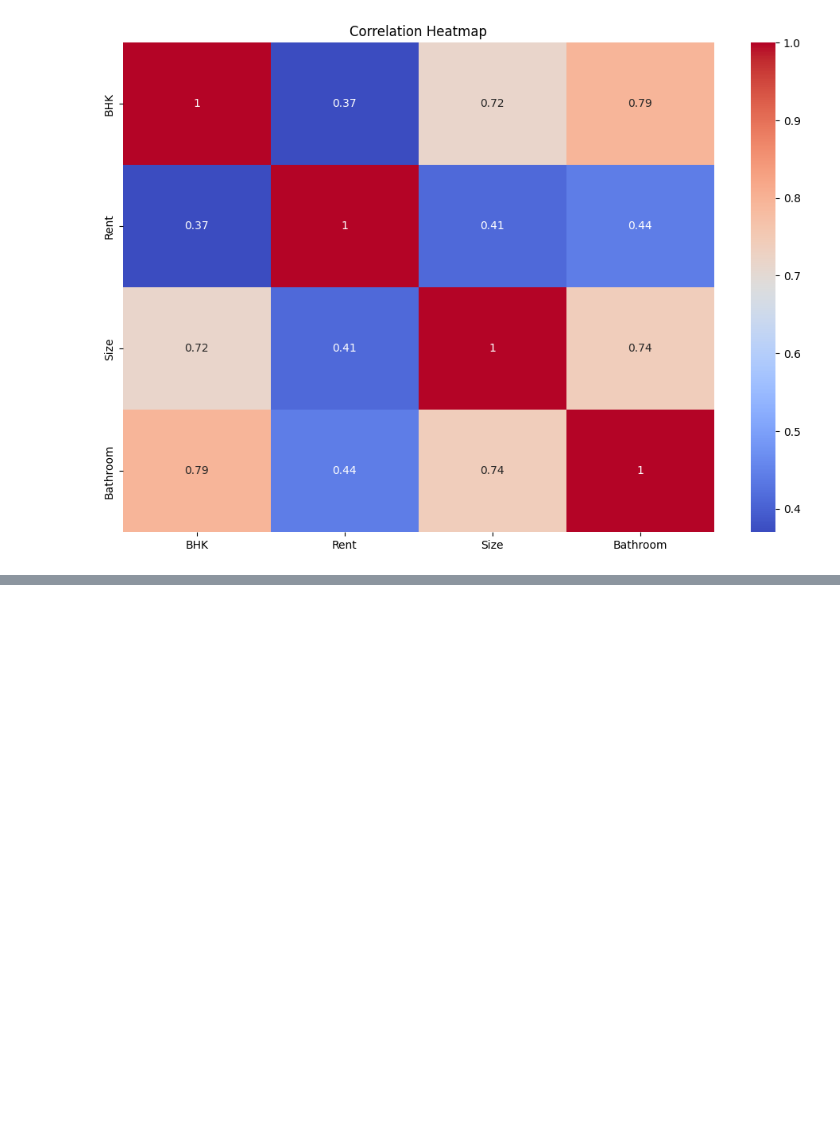
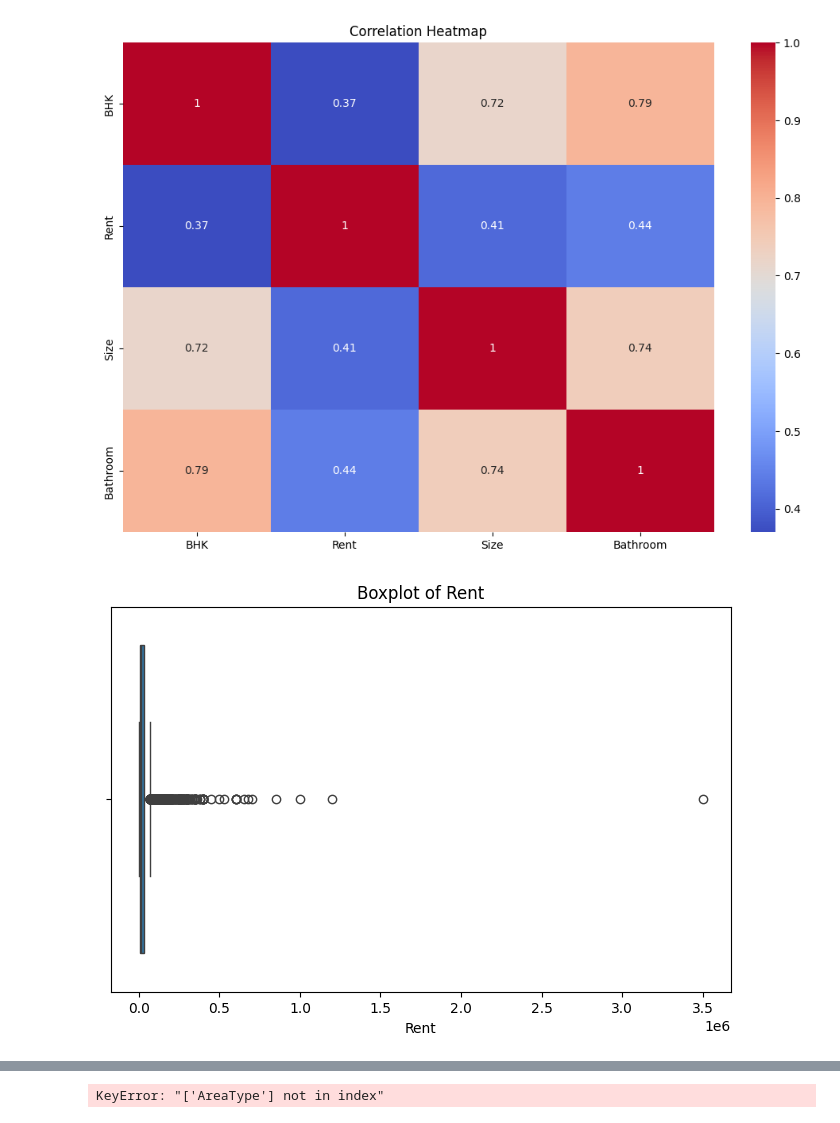
Before and after one commit to AryanNigam123/House-Price-Prediction, a Jupyter notebook: HousePricePrediction.ipynb, the cells around one changed output, grey strips where cells are left out. Saved outputs shown, nothing was run; the diff lists cells and outputs as text; code cells hidden in the pictures; blank space fills up the shorter version.

```diff
--- a/HousePricePrediction.ipynb
+++ b/HousePricePrediction.ipynb
@@ -1,30 +1,26 @@
 # %%
-# ---------------------------
 # Imports
-# ---------------------------
 import numpy as np
 import pandas as pd
 import matplotlib.pyplot as plt
 import seaborn as sns
 from sklearn.preprocessing import StandardScaler
 
-# ---------------------------
+from sklearn.model_selection import train_test_split
+from sklearn.linear_model import LinearRegression
+from sklearn.tree import DecisionTreeRegressor
+from sklearn.ensemble import RandomForestRegressor
+from sklearn.metrics import r2_score,mean_absolute_error,mean_squared_error
+
 # Load dataset
-# ---------------------------
 df = pd.read_csv(r"C:\Users\aryan\Downloads\House_Rent_Dataset.csv")
 
-# ---------------------------
 # Basic info
-# ---------------------------
-print("Shape of dataset:", df.shape)
-print("\nInfo:")
+print(df.shape)
 print(df.info())
-print("\nFirst 5 rows:")
 print(df.head())
 
-# ---------------------------
 # Day 2: Exploratory Data Analysis (EDA)
-# ---------------------------
 
 # Missing values
 print("\nMissing Values per column:")
@@ -57,24 +53,25 @@ plt.show()
 
 # Boxplots for numeric features
 num_features = ["Rent", "Size"]
+
 for col in num_features:
     plt.figure(figsize=(8,5))
-    sns.boxplot(x="column_name", data=df)
+    sns.boxplot(x=df[col])   # use the column dynamically
     plt.title(f"Boxplot of {col}")
     plt.show()
 
+
 # Countplots for categorical features (BEFORE encoding)
-cat_features = ["City", "FurnishingStatus", "AreaType"]
+cat_features = ["City", "Furnishing Status", "Area Type"]
+
 for col in cat_features:
     plt.figure(figsize=(8,5))
-    sns.countplot(x=df[col])
+    sns.countplot(x=col, data=df)   # cleaner way
     plt.title(f"Count Plot of {col}")
     plt.xticks(rotation=45)
     plt.show()
 
-# ---------------------------
 # Day 3: Data Cleaning & Encoding
-# ---------------------------
 
 # Step 1: Fill missing values
 num_cols = df.select_dtypes(include=[np.number]).columns.tolist()
@@ -88,7 +85,7 @@ for cat in cat_cols:
 print("\nAfter filling missing values:\n", df.isnull().sum())
 
 # Step 2: Encode categorical features
-categorical_features = ["City", "AreaType", "FurnishingStatus"]
+categorical_features = ["City", "AreaType", "Furnishing Status"]
 df = pd.get_dummies(df, columns=categorical_features, drop_first=True)
 
 print("\nAfter encoding:")
@@ -107,5 +104,43 @@ print(df[numeric_features].head())
 
 # Step 5: Save Processed Data
 df.to_csv("processed_data.csv", index=False)
-print("\n✅ Processed dataset saved as processed_data.csv")
+print("\nProcessed dataset saved as processed_data.csv")
+
+#Day4 Model Building
+
+#Defining target and features
+x = df["Rent"]
+y = df.drop(columns=["Rent" , "Rent_log"],errors="ignore")
+
+# Split train/test
+x_train,x_test,y_train,y_test = train_test_split(x,y,test_size=0.2,random_split=42)
+
+# Model 1: Linear Regression
+lr = LinearRegression()
+lr.fit(X_train, y_train)
+y_pred_lr = lr.predict(X_test)
+
+# Model 2: Decision Tree
+dt = DecisionTreeRegressor(random_state=42)
+dt.fit(X_train, y_train)
+y_pred_dt = dt.predict(X_test)
+
+# Model 3: Random Forest
+rf = RandomForestRegressor(random_state=42, n_estimators=100)
+rf.fit(X_train, y_train)
+y_pred_rf = rf.predict(X_test)
+# 📌 Evaluation # -------------------------------
+def evaluate_model(y_true, y_pred, model_name):
+    r2 = r2_score(y_true, y_pred)
+    mae = mean_absolute_error(y_true, y_pred)
+    rmse = np.sqrt(mean_squared_error(y_true, y_pred))
+    print(f"\n{model_name} Performance:")
+    print(f"R²: {r2:.4f} | MAE: {mae:.2f} | RMSE: {rmse:.2f}")
+    return r2, mae, rmse
+
+    evaluate_model(y_test, y_pred_lr, "Linear Regression")
+    evaluate_model(y_test, y_pred_dt, "Decision Tree")
+    evaluate_model(y_test, y_pred_rf, "Random Forest")
+
+    print("\n✅ Day 4 complete: Models trained and evaluated!")
 # %% [output]
@@ -125,19 +160,20 @@ Data columns (total 12 columns):
 Tenant Preferred     0
 Bathroom             0
 Point of Contact     0
 dtype: int64
 [figure]
 Summary Statistics:
             count          mean           std     min      25%      50%  \
 BHK       4746.0      2.083860      0.832256     1.0      2.0      2.0
 Rent      4746.0  34993.451327  78106.412937  1200.0  10000.0  16000.0
 Size      4746.0    967.490729    634.202328    10.0    550.0    850.0
 Bathroom  4746.0      1.965866      0.884532     1.0      1.0      2.0
 
               75%        max
 BHK           3.0        6.0
 Rent      33000.0  3500000.0
 Size       1200.0     8000.0
 Bathroom      2.0       10.0
 [figure]
 [figure]
+[figure, added]
@@ -145,0 +215 @@ ValueError: Could not interpret value `column_name` for `x`. An entry with this
+KeyError: "['AreaType'] not in index"
```
Also changed, not shown: parts of 1 cell of this notebook.
